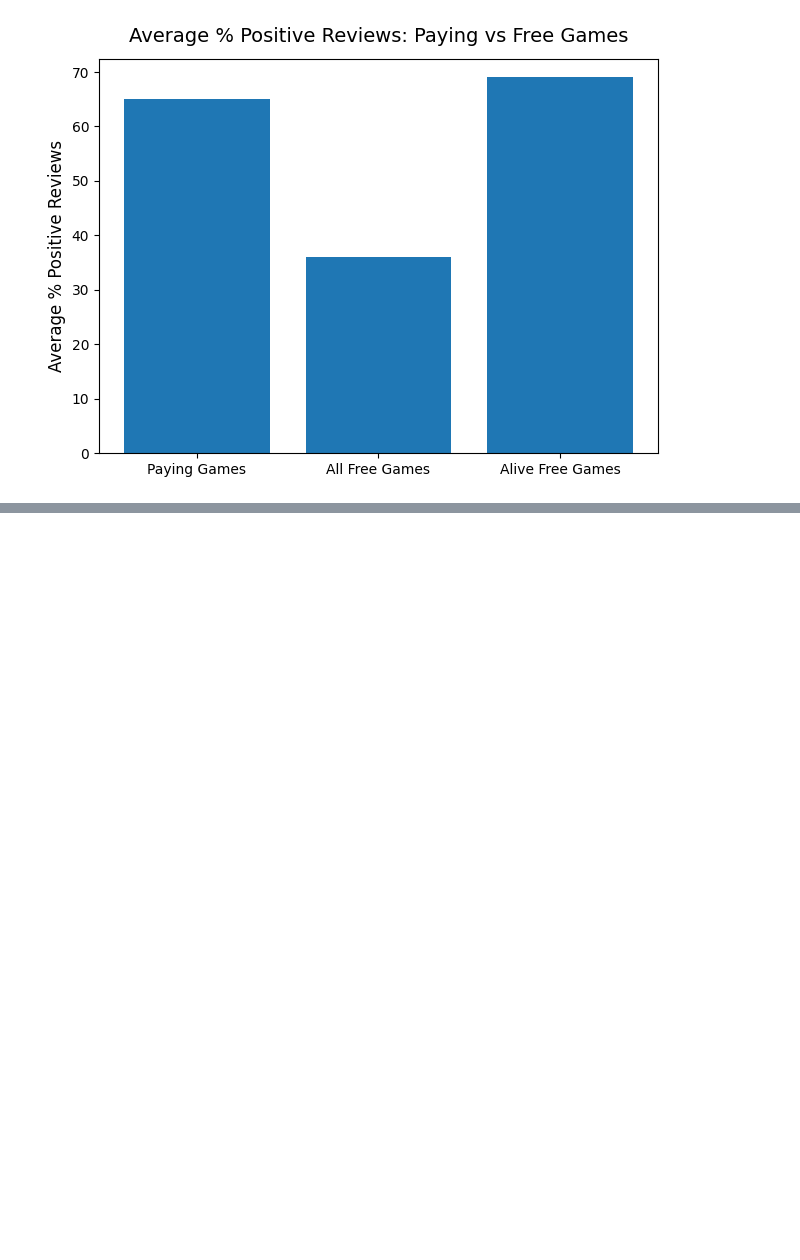
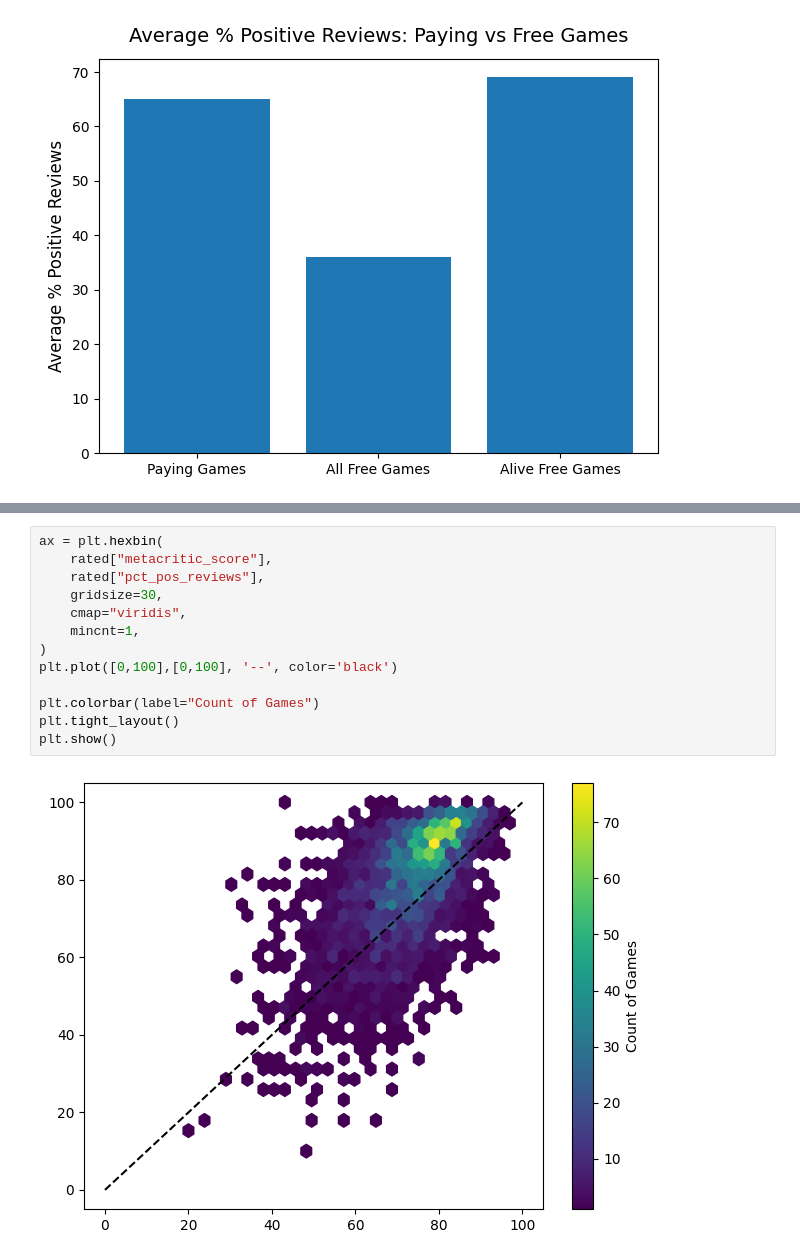
Before and after one commit to Jingrui-Zhu/SLDV, a Jupyter notebook: data_analysis.ipynb, the cells around one changed output, grey strips where cells are left out. Drawn from its saved outputs; the diff is of its cells as text; blank space fills up the shorter version.

```diff
--- a/data_analysis.ipynb
+++ b/data_analysis.ipynb
@@ -1001,0 +1163,15 @@ plt.show()
+# %%
+ax = plt.hexbin(
+    rated["metacritic_score"],
+    rated["pct_pos_reviews"],
+    gridsize=30,
+    cmap="viridis",
+    mincnt=1,
+)
+plt.plot([0,100],[0,100], '--', color='black')
+
+plt.colorbar(label="Count of Games")
+plt.tight_layout()
+plt.show()
+# %% [output]
+[figure, added]
```
Also changed, not shown: parts of 21 cells of this notebook.
